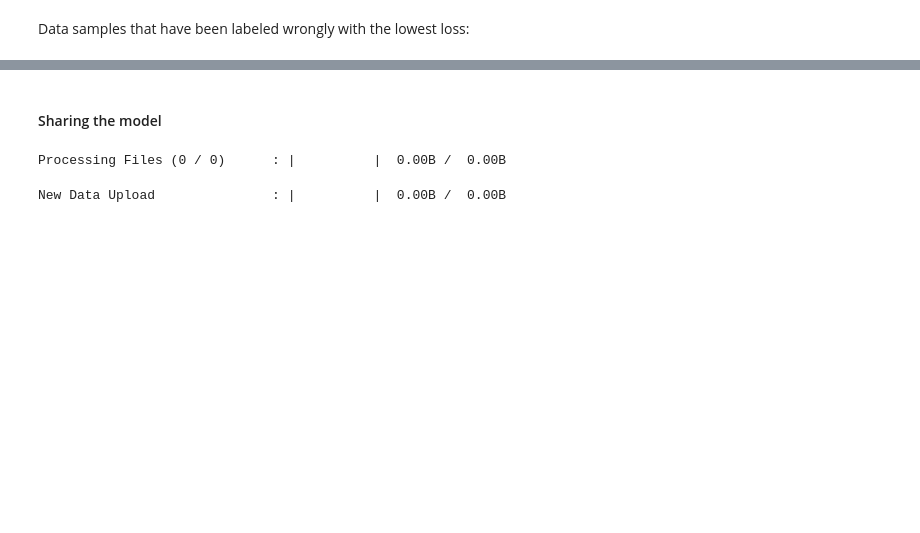
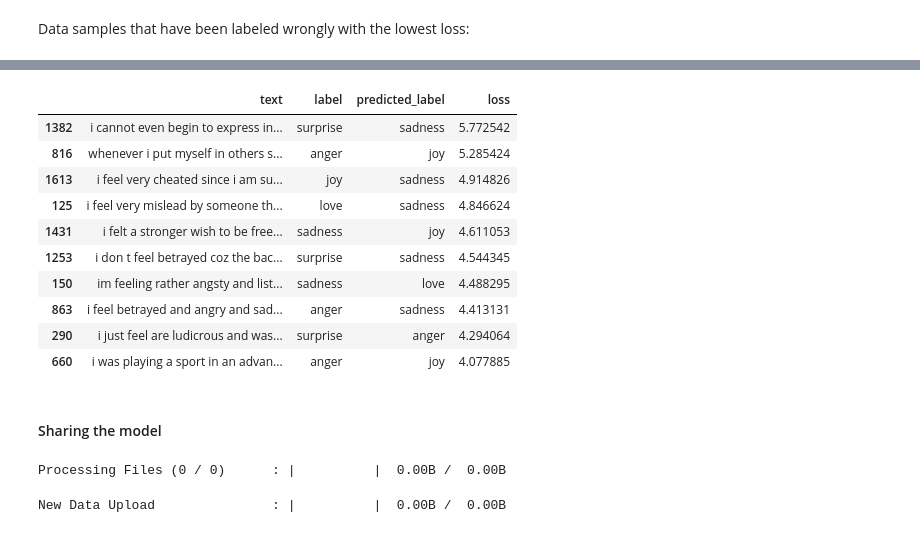
Before and after one commit to WiebkePetersen/TeachingTransformer, a Jupyter notebook: ClassificationProjectTutorial.ipynb, the cells around one changed output, grey strips where cells are left out. Cells and saved outputs as stored; diff of their text form; code cells hidden in the pictures; blank space fills up the shorter version.

```diff
--- a/ClassificationProjectTutorial.ipynb
+++ b/ClassificationProjectTutorial.ipynb
@@ -995,3 +1008,17 @@ df_test[df_test["label"] != df_test["predicted_label"]].sort_values("loss", asce
+# %%
+df_test[df_test["label"] != df_test["predicted_label"]].sort_values("loss", ascending=False).head(10)
+# %% [output]
+|  | text | label | predicted_label | loss |
+| 1382 | i cannot even begin to express in... | surprise | sadness | 5.772542 |
+| 816 | whenever i put myself in others s... | anger | joy | 5.285424 |
+| 1613 | i feel very cheated since i am su... | joy | sadness | 4.914826 |
+| 125 | i feel very mislead by someone th... | love | sadness | 4.846624 |
+| 1431 | i felt a stronger wish to be free... | sadness | joy | 4.611053 |
+| 1253 | i don t feel betrayed coz the bac... | surprise | sadness | 4.544345 |
+| 150 | im feeling rather angsty and list... | sadness | love | 4.488295 |
+| 863 | i feel betrayed and angry and sad... | anger | sadness | 4.413131 |
+| 290 | i just feel are ludicrous and was... | surprise | anger | 4.294064 |
+| 660 | i was playing a sport in an advan... | anger | joy | 4.077885 |
 # %% [markdown]
 #### Sharing the model
 # %%
```
Also changed, not shown: parts of 21 cells of this notebook.
